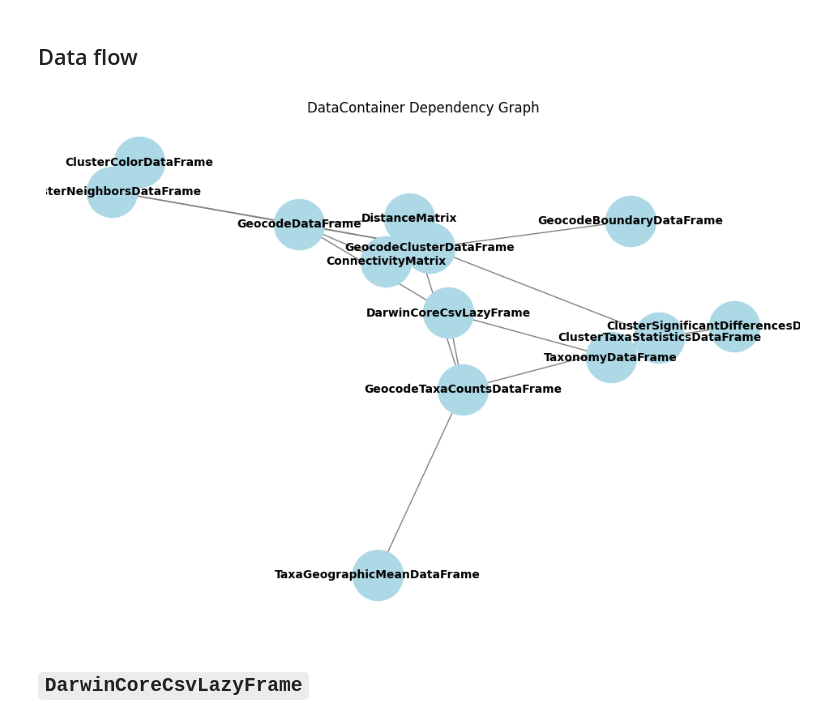
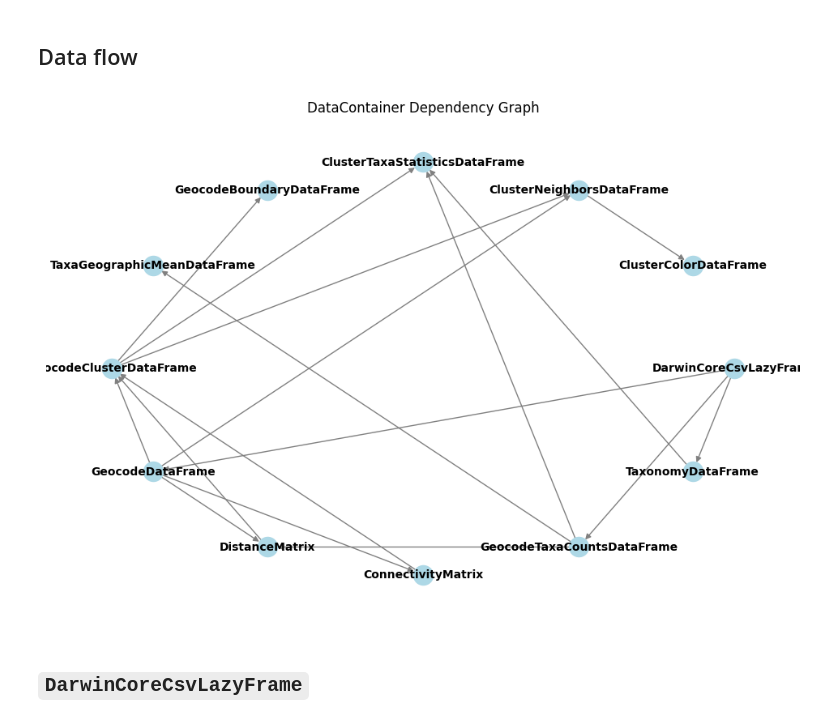
Before and after one commit to frewsxcv/citizen-science-bioregionalization, a Jupyter notebook: Workspace.ipynb, the cells around one changed output. Drawn from its saved outputs; the diff is of its cells as text; code cells hidden in the pictures.

Commit message:
mermaid improvements

```diff
--- a/Workspace.ipynb
+++ b/Workspace.ipynb
@@ -18,11 +18,11 @@ logging.basicConfig(filename=log_file, encoding="utf-8", level=logging.INFO)
 # %% [markdown]
 ## Data flow
 # %%
-from src.mermaid import plot_dependency_graph
+from src.dependency_graph import plot_dependency_graph
 
-graph = plot_dependency_graph()
+plot_dependency_graph()
 # %% [output]
-[figure, old version]
+[figure, new version]
 # %% [markdown]
 ## `DarwinCoreCsvLazyFrame`
 # %% [markdown]
```
Also changed, not shown: parts of 18 cells of this notebook, 1 other file.
